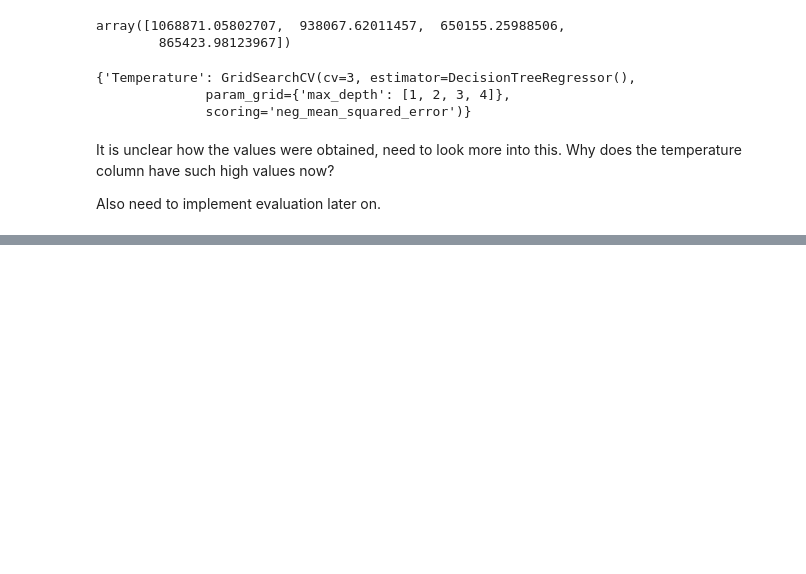
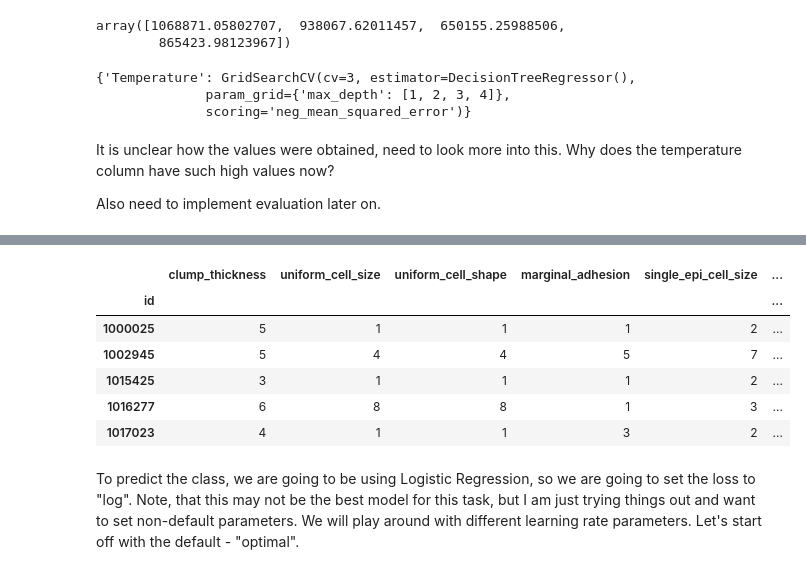
Before and after one commit to karimzakir02/Jupyters, a Jupyter notebook: Playground.ipynb, the cells around one changed output, grey strips where cells are left out. Drawn from its saved outputs; the diff is of its cells as text; code cells hidden in the pictures; blank space fills up the shorter version.

```diff
--- a/Playground.ipynb
+++ b/Playground.ipynb
@@ -690,0 +733,14 @@ Also need to implement evaluation later on.
+# %%
+columns = ["id", "clump_thickness", "uniform_cell_size", "uniform_cell_shape", "marginal_adhesion", "single_epi_cell_size",
+           "bare_nuclei","bland_chromation", "normal_nucleoli", "mitoses", "class"]
+cancer = pd.read_csv("datasets/breast-cancer-wisconsin.csv", names=columns, index_col=0)
+cancer.replace('?',-99999, inplace=True)
+cancer.head()
+# %% [output]
+|  | clump_thickness | uniform_cell_size | uniform_cell_shape | marginal_adhesion | single_epi_cell_size | ... |
+| id |  |  |  |  |  | ... |
+| 1000025 | 5 | 1 | 1 | 1 | 2 | ... |
+| 1002945 | 5 | 4 | 4 | 5 | 7 | ... |
+| 1015425 | 3 | 1 | 1 | 1 | 2 | ... |
+| 1016277 | 6 | 8 | 8 | 1 | 3 | ... |
+| 1017023 | 4 | 1 | 1 | 3 | 2 | ... |
@@ -690,0 +752,2 @@ Also need to implement evaluation later on.
+# %% [markdown]
+To predict the class, we are going to be using Logistic Regression, so we are going to set the loss to "log". Note, that this may not be the best model for this task, but I am just trying things out and want to set non-default parameters. We will play around with different learning rate parameters. Let's start off with the default - "optimal".
```
Also changed, not shown: parts of 22 cells of this notebook.
